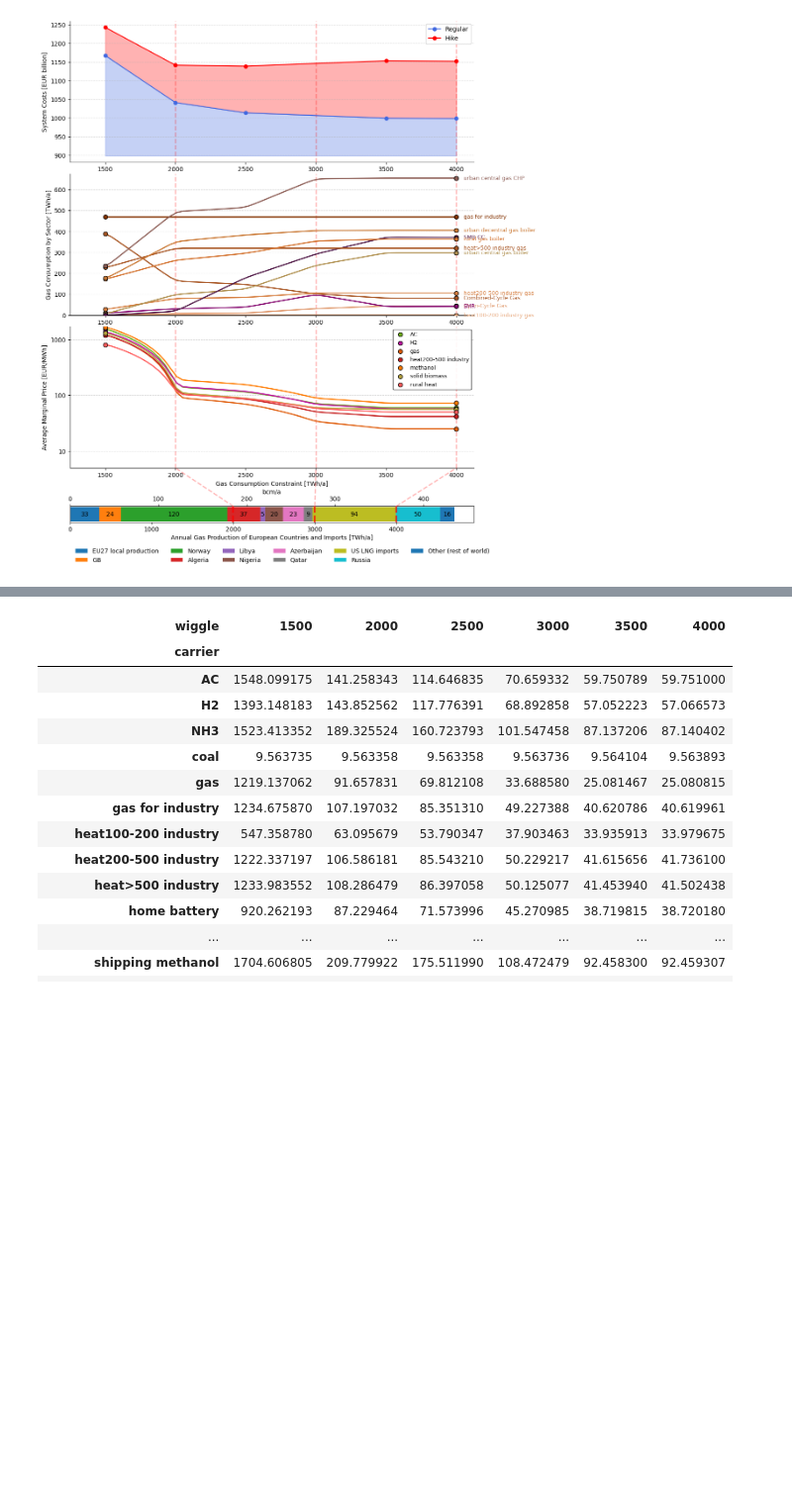
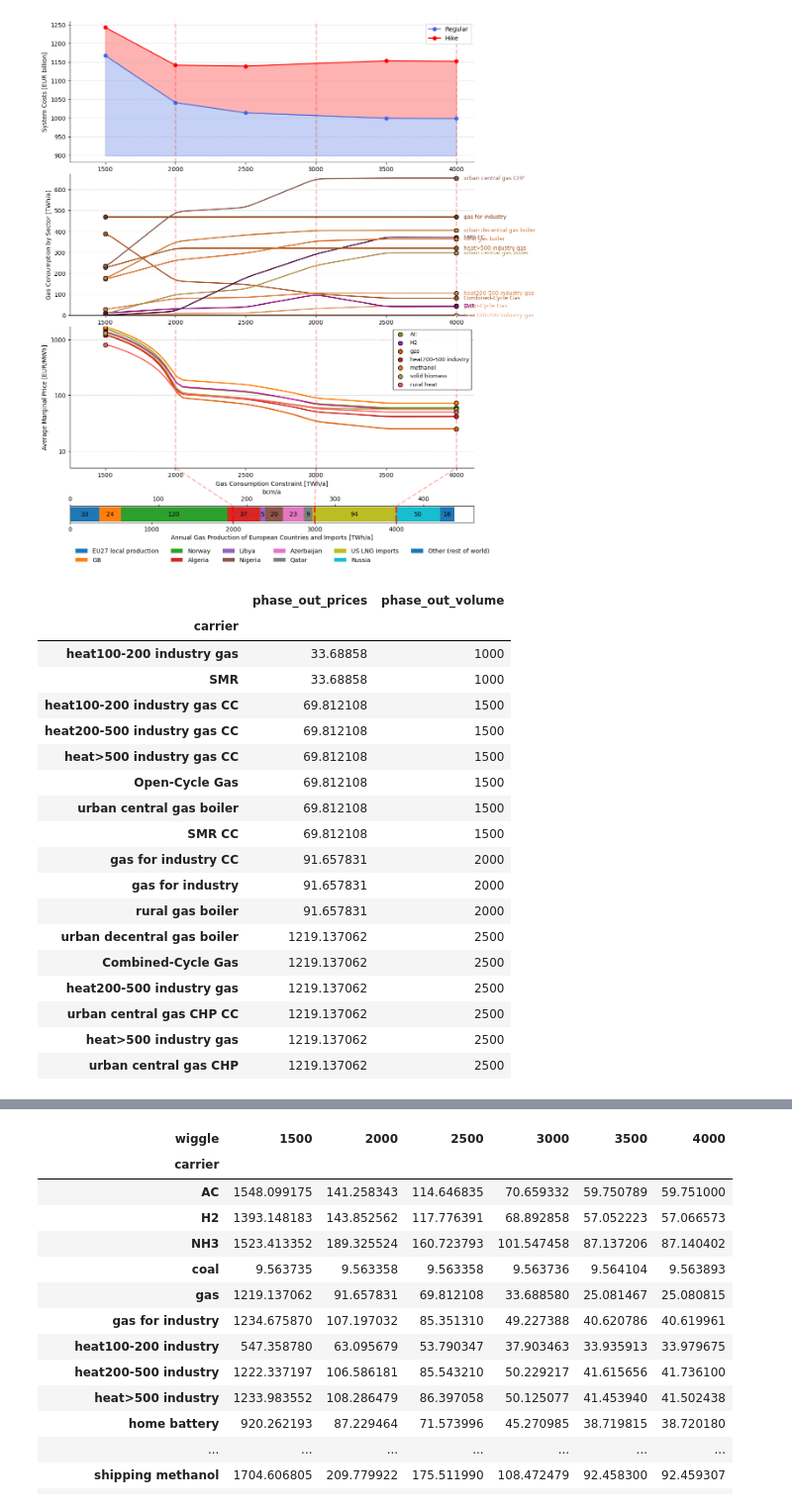
Before and after one commit to LukasFrankenQ/resilient-pypsa-eur, a Jupyter notebook: notebooks/plot_gas_usage.ipynb, the cells around one changed output, grey strips where cells are left out. Shown at 99% size. Cells and saved outputs as stored; diff of their text form; code cells hidden in the pictures; blank space fills up the shorter version.

```diff
--- a/notebooks/plot_gas_usage.ipynb
+++ b/notebooks/plot_gas_usage.ipynb
@@ -488,3 +487,49 @@ plt.tight_layout()
 plt.show()
 # %% [output]
 [figure]
+# %%
+ref = gascon.iloc[:,-1]
+dis = gascon.iloc[:,:-1]
+
+threshold_share = 0.5
+gasuse_baseline = 4000 # TWh
+
+displaced = dis.sub(ref, axis=0).abs()
+
+df = pd.DataFrame(index=displaced.index, columns=['phase_out_prices', 'phase_out_volume'])
+
+for carrier in displaced.index:
+
+    ss = displaced.loc[carrier]
+    ss = ss[ss > threshold_share * ss.max()]
+
+    if not len(ss):
+        continue
+
+    df.loc[carrier, 'phase_out_prices'] = mp.loc['gas', ss.index[-1]]
+    df.loc[carrier, 'phase_out_volume'] = gasuse_baseline - ss.index[-1]
+
+df.sort_values(by='phase_out_prices', ascending=True, inplace=True)
+df.dropna(inplace=True)
+# %%
+df
+# %% [output]
+|  | phase_out_prices | phase_out_volume |
+| carrier |  |  |
+| heat100-200 industry gas | 33.68858 | 1000 |
+| SMR | 33.68858 | 1000 |
+| heat100-200 industry gas CC | 69.812108 | 1500 |
+| heat200-500 industry gas CC | 69.812108 | 1500 |
+| heat>500 industry gas CC | 69.812108 | 1500 |
+| Open-Cycle Gas | 69.812108 | 1500 |
+| urban central gas boiler | 69.812108 | 1500 |
+| SMR CC | 69.812108 | 1500 |
+| gas for industry CC | 91.657831 | 2000 |
+| gas for industry | 91.657831 | 2000 |
+| rural gas boiler | 91.657831 | 2000 |
+| urban decentral gas boiler | 1219.137062 | 2500 |
+| Combined-Cycle Gas | 1219.137062 | 2500 |
+| heat200-500 industry gas | 1219.137062 | 2500 |
+| urban central gas CHP CC | 1219.137062 | 2500 |
+| heat>500 industry gas | 1219.137062 | 2500 |
+| urban central gas CHP | 1219.137062 | 2500 |
```
Also changed, not shown: parts of 8 cells of this notebook, 3 other files.
